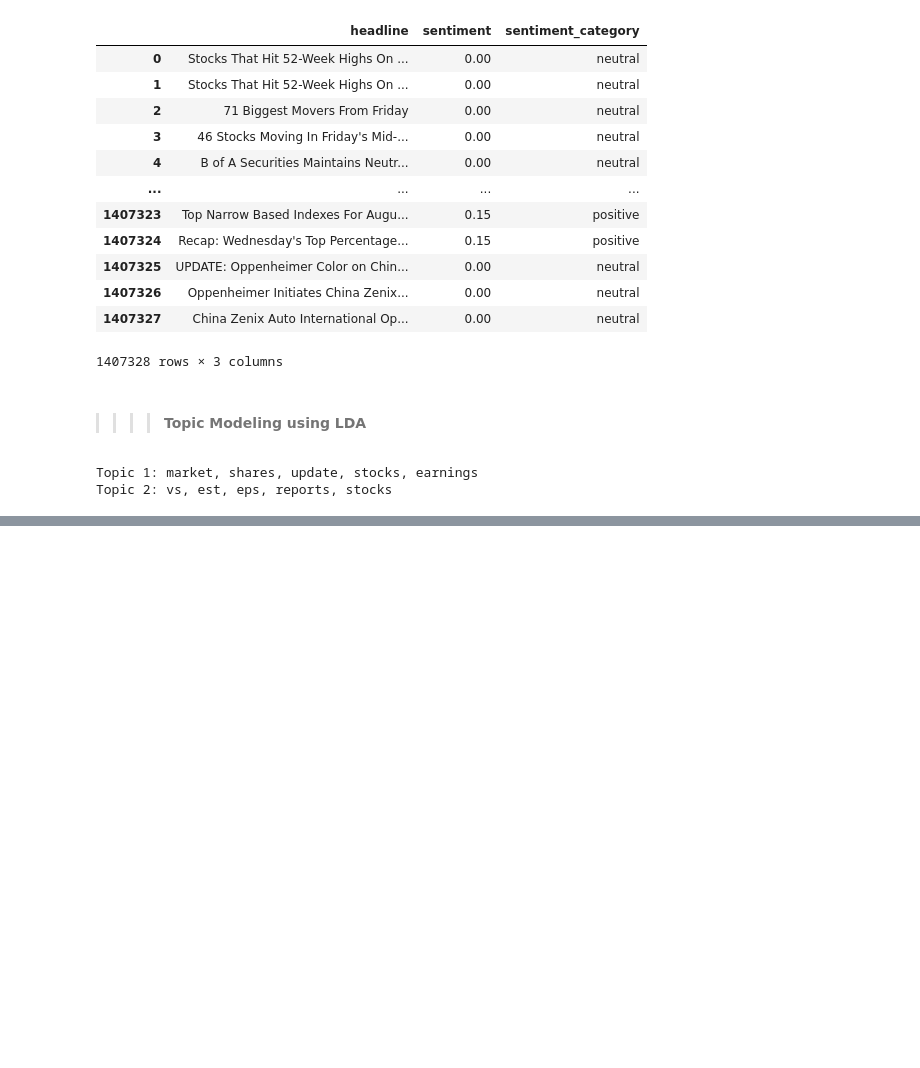
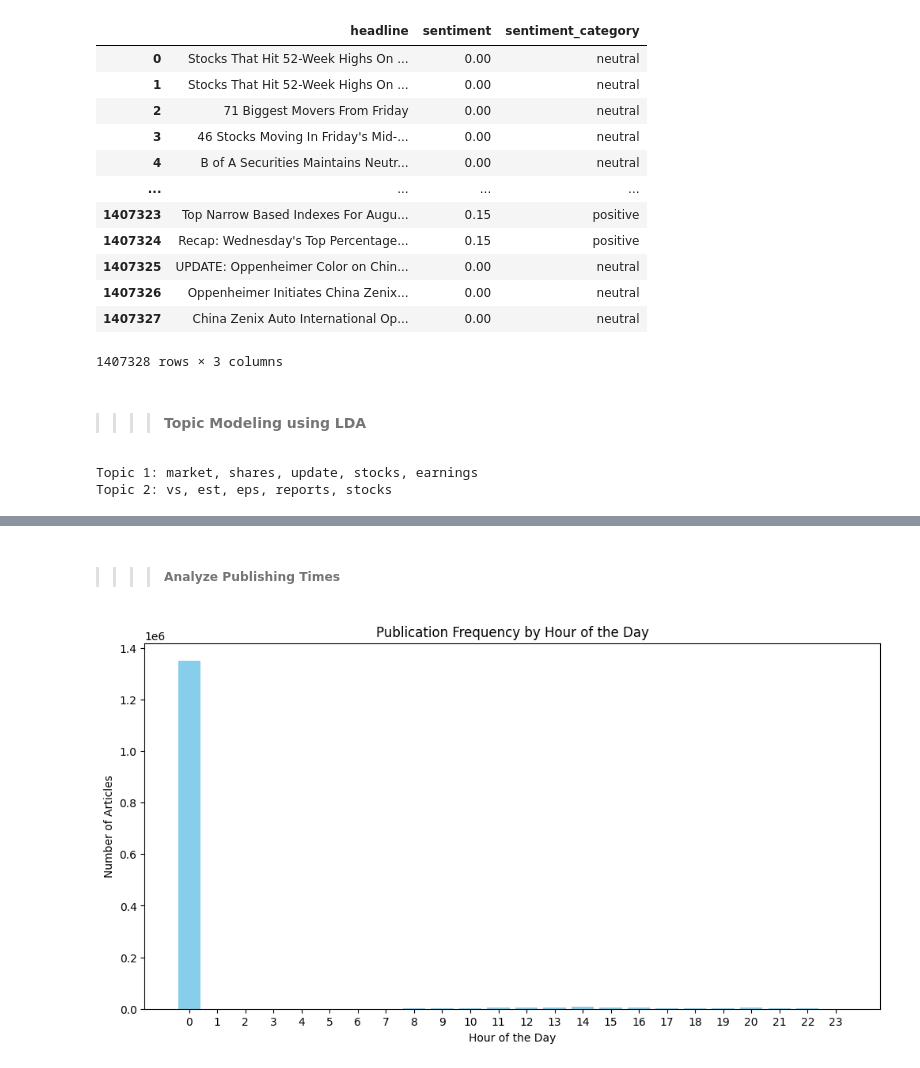
Before and after one commit to naolatomsa/Nova-Financial-Solutions, a Jupyter notebook: notebooks/edaAnalysis.ipynb, the cells around one changed output, grey strips where cells are left out. Cells and saved outputs as stored; diff of their text form; code cells hidden in the pictures; blank space fills up the shorter version.

```diff
--- a/notebooks/edaAnalysis.ipynb
+++ b/notebooks/edaAnalysis.ipynb
@@ -151,0 +166,8 @@ Topic 2: vs, est, eps, reports, stocks
+# %% [markdown]
+>>>> ##### Analyze Publishing Times
+# %%
+from scripts.timeSeriesAnalysis import analyze_publishing_times
+
+hourly_counts = analyze_publishing_times(news_data, hour_column='hour', visualize=True)
+# %% [output]
+[figure, added]
```
Also changed, not shown: parts of 6 cells of this notebook, 1 other file.
